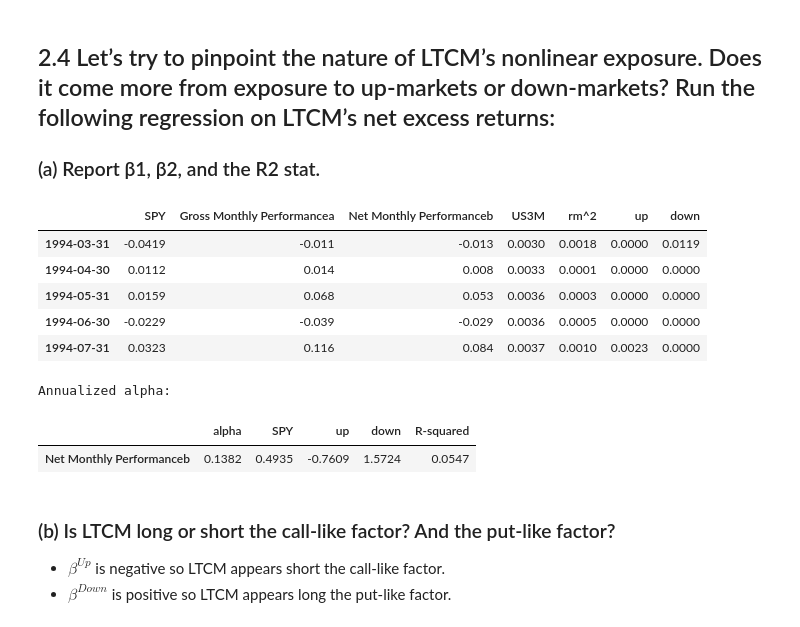
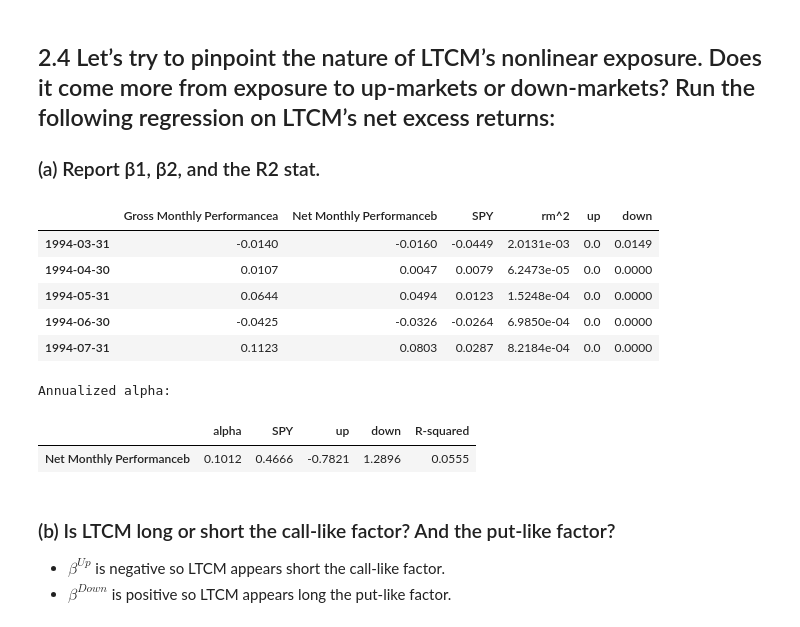
Before and after one commit to Zixin730/finm-portfolio-2022, a Jupyter notebook: homework/hw8.ipynb, the cells around one changed output. Cells and saved outputs as stored; diff of their text form; code cells hidden in the pictures.

```diff
--- a/homework/hw8.ipynb
+++ b/homework/hw8.ipynb
@@ -127,0 +121,6 @@ summary_stat(
+# %%
+ret = ret.resample('M').last()
+ret_all = ret[["Gross Monthly Performancea",
+                    "Net Monthly Performanceb"]].merge(SPY, left_index=True, right_index=True)
+ret_excess = ret_all.subtract(rf['US3M'], axis=0).dropna()
+ret_excess.head()
@@ -189,6 +173,6 @@ Annualized alpha:
 ## 2.3 Let’s check for non-linear market exposure. Run the following regression on LTCM’s net excess returns
 ### (a) Report $\beta_1$, $\beta_2$, and the $R^2$ stat
 # %%
-ret_all["rm^2"] = np.square(ret_all["SPY"])
+ret_excess["rm^2"] = np.square(ret_excess["SPY"])
 # %%
 print("Annualized alpha: ")
@@ -214,24 +198,24 @@ Annualized alpha:
 ## 2.4 Let’s try to pinpoint the nature of LTCM’s nonlinear exposure. Does it come more from exposure to up-markets or down-markets? Run the following regression on LTCM’s net excess returns:
 ### (a) Report β1, β2, and the R2 stat.
 # %%
-ret_all["up"] = [max(rm - 0.03, 0) for rm in ret_all["SPY"]]
-ret_all["down"] = [max(-0.03 - rm, 0) for rm in ret_all["SPY"]]
-ret_all.head()
+ret_excess["up"] = [max(rm - 0.03, 0) for rm in ret_excess["SPY"]]
+ret_excess["down"] = [max(-0.03 - rm, 0) for rm in ret_excess["SPY"]]
+ret_excess.head()
 # %% [output]
-|  | SPY | Gross Monthly Performancea | Net Monthly Performanceb | US3M | rm^2 | up | down |
-| 1994-03-31 | -0.0419 | -0.011 | -0.013 | 0.0030 | 0.0018 | 0.0000 | 0.0119 |
-| 1994-04-30 | 0.0112 | 0.014 | 0.008 | 0.0033 | 0.0001 | 0.0000 | 0.0000 |
-| 1994-05-31 | 0.0159 | 0.068 | 0.053 | 0.0036 | 0.0003 | 0.0000 | 0.0000 |
-| 1994-06-30 | -0.0229 | -0.039 | -0.029 | 0.0036 | 0.0005 | 0.0000 | 0.0000 |
-| 1994-07-31 | 0.0323 | 0.116 | 0.084 | 0.0037 | 0.0010 | 0.0023 | 0.0000 |
+|  | Gross Monthly Performancea | Net Monthly Performanceb | SPY | rm^2 | up | down |
+| 1994-03-31 | -0.0140 | -0.0160 | -0.0449 | 2.0131e-03 | 0.0 | 0.0149 |
+| 1994-04-30 | 0.0107 | 0.0047 | 0.0079 | 6.2473e-05 | 0.0 | 0.0000 |
+| 1994-05-31 | 0.0644 | 0.0494 | 0.0123 | 1.5248e-04 | 0.0 | 0.0000 |
+| 1994-06-30 | -0.0425 | -0.0326 | -0.0264 | 6.9850e-04 | 0.0 | 0.0000 |
+| 1994-07-31 | 0.1123 | 0.0803 | 0.0287 | 8.2184e-04 | 0.0 | 0.0000 |
 # %%
 print("Annualized alpha: ")
-get_capm_matrics(ret_all[["Net Monthly Performanceb"]], ret_all[[
+get_capm_matrics(ret_excess[["Net Monthly Performanceb"]], ret_excess[[
                  "SPY", "up", "down"]], add_constant=True, annualize_factor=12)
 # %% [output]
 Annualized alpha:
 |  | alpha | SPY | up | down | R-squared |
-| Net Monthly Performanceb | 0.1382 | 0.4935 | -0.7609 | 1.5724 | 0.0547 |
+| Net Monthly Performanceb | 0.1012 | 0.4666 | -0.7821 | 1.2896 | 0.0555 |
 # %% [markdown]
 ### (b) Is LTCM long or short the call-like factor? And the put-like factor?
 - $\beta^{Up}$ is negative so LTCM appears short the call-like factor.
```
Also changed, not shown: parts of 11 cells of this notebook.
